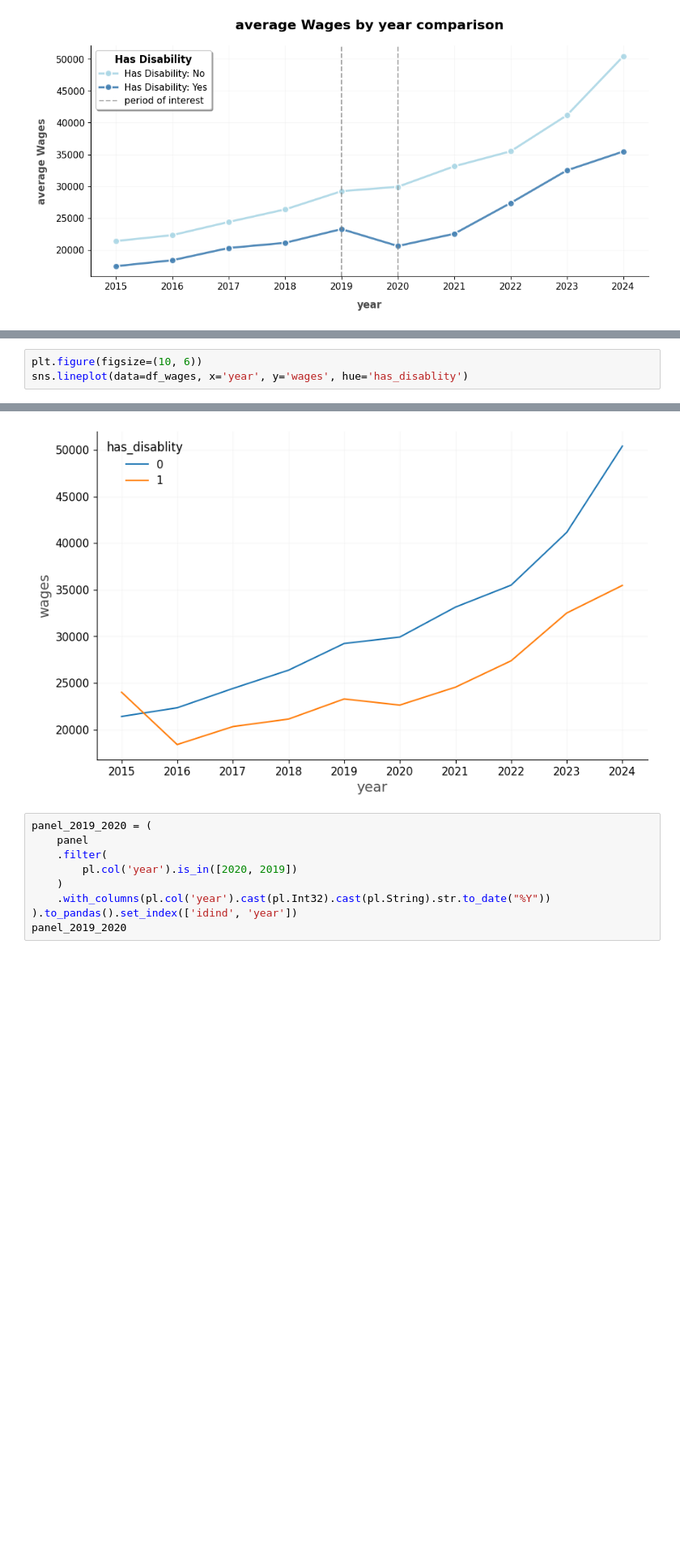
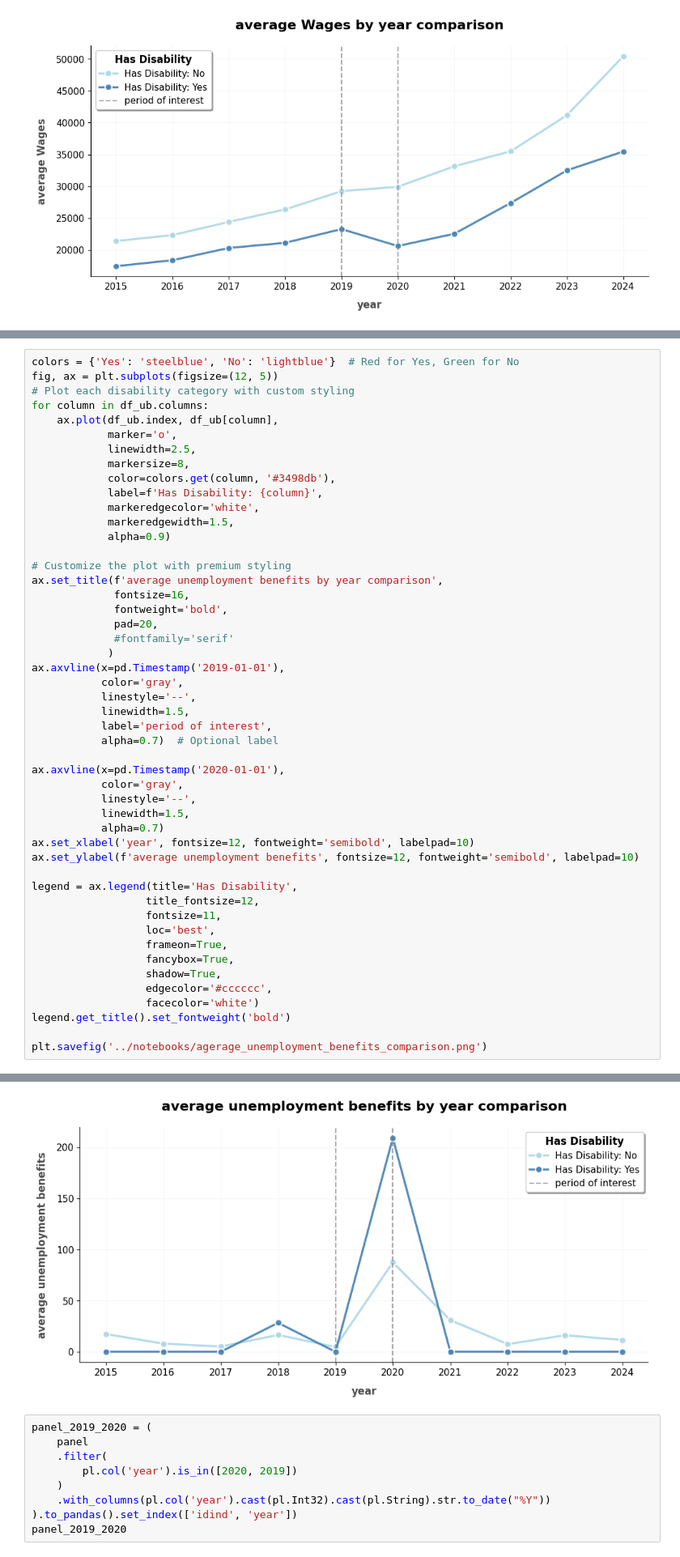
Before and after one commit to DmitriMt/master_thesis, a Jupyter notebook: notebooks/model_wages.ipynb, the cells around one changed output, grey strips where cells are left out. Shown at 81% size. Cells and saved outputs as stored; diff of their text form; blank space fills up the shorter version.

```diff
--- a/notebooks/model_wages.ipynb
+++ b/notebooks/model_wages.ipynb
@@ -405,4 +445,50 @@ plt.savefig('../notebooks/agerage_wages_comparison.png')
 # %%
-plt.figure(figsize=(10, 6))
-sns.lineplot(data=df_wages, x='year', y='wages', hue='has_disablity')
+colors = {'Yes': 'steelblue', 'No': 'lightblue'}  # Red for Yes, Green for No
+fig, ax = plt.subplots(figsize=(12, 5))
+# Plot each disability category with custom styling
+for column in df_ub.columns:
+    ax.plot(df_ub.index, df_ub[column],
+            marker='o',
+            linewidth=2.5,
+            markersize=8,
+            color=colors.get(column, '#3498db'),
+            label=f'Has Disability: {column}',
+            markeredgecolor='white',
+            markeredgewidth=1.5,
+            alpha=0.9)
+
+# Customize the plot with premium styling
+ax.set_title(f'average unemployment benefits by year comparison',
+             fontsize=16,
+             fontweight='bold',
+             pad=20,
+             #fontfamily='serif'
+            )
+ax.axvline(x=pd.Timestamp('2019-01-01'),
+           color='gray',
+           linestyle='--',
+           linewidth=1.5,
+           label='period of interest',
+           alpha=0.7)  # Optional label
+
+ax.axvline(x=pd.Timestamp('2020-01-01'),
+           color='gray',
+           linestyle='--',
+           linewidth=1.5,
+           alpha=0.7)
+ax.set_xlabel('year', fontsize=12, fontweight='semibold', labelpad=10)
+ax.set_ylabel(f'average unemployment benefits', fontsize=12, fontweight='semibold', labelpad=10)
+
+legend = ax.legend(title='Has Disability',
+                  title_fontsize=12,
+                  fontsize=11,
+                  loc='best',
+                  frameon=True,
+                  fancybox=True,
+                  shadow=True,
+                  edgecolor='#cccccc',
+                  facecolor='white')
+legend.get_title().set_fontweight('bold')
+
+plt.savefig('../notebooks/agerage_unemployment_benefits_comparison.png')
 # %% [output]
@@ -410,4 +495,4 @@ sns.lineplot(data=df_wages, x='year', y='wages', hue='has_disablity')
-[figure, old version]
+[figure, new version]
 # %%
 panel_2019_2020 = (
     panel
```
Also changed, not shown: parts of 3 cells of this notebook, 9 other files.
